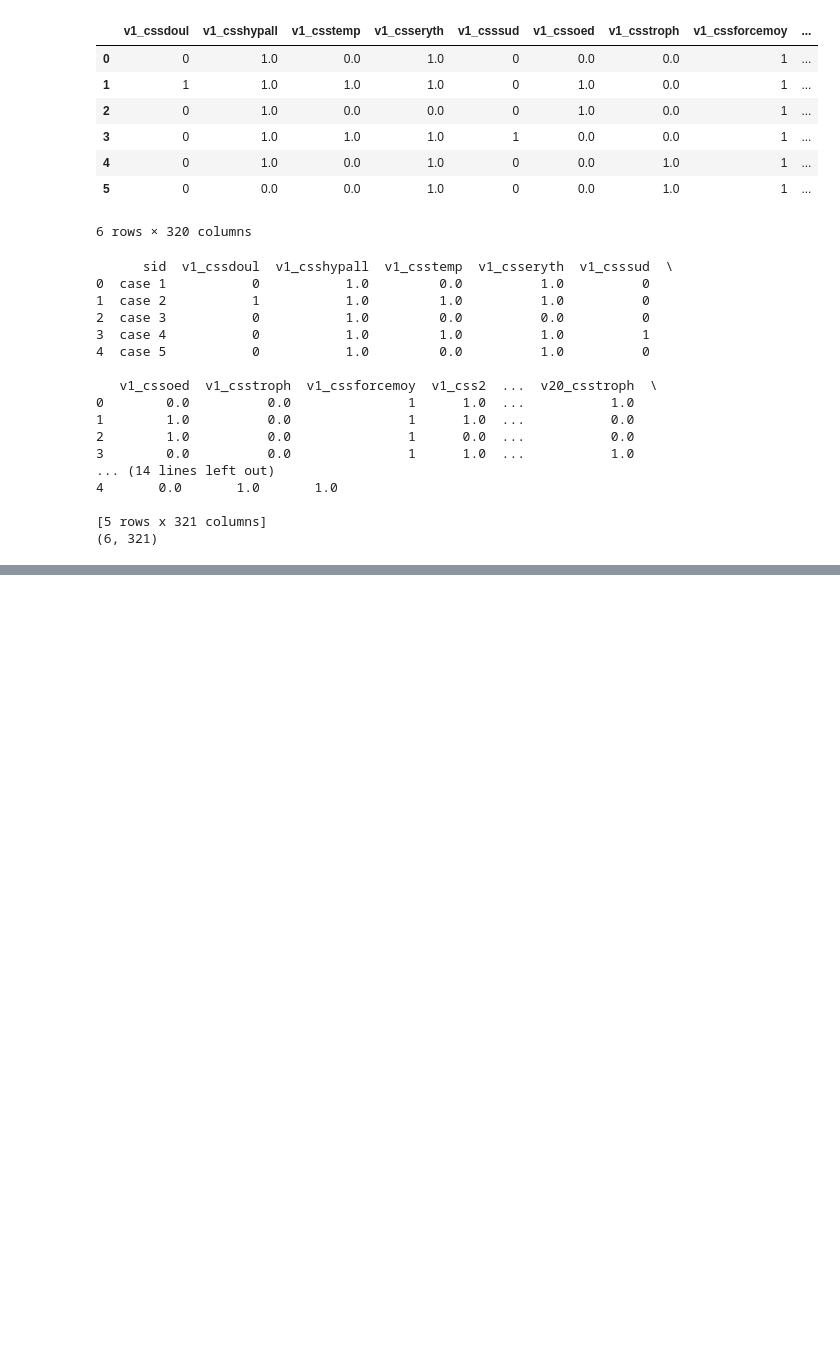
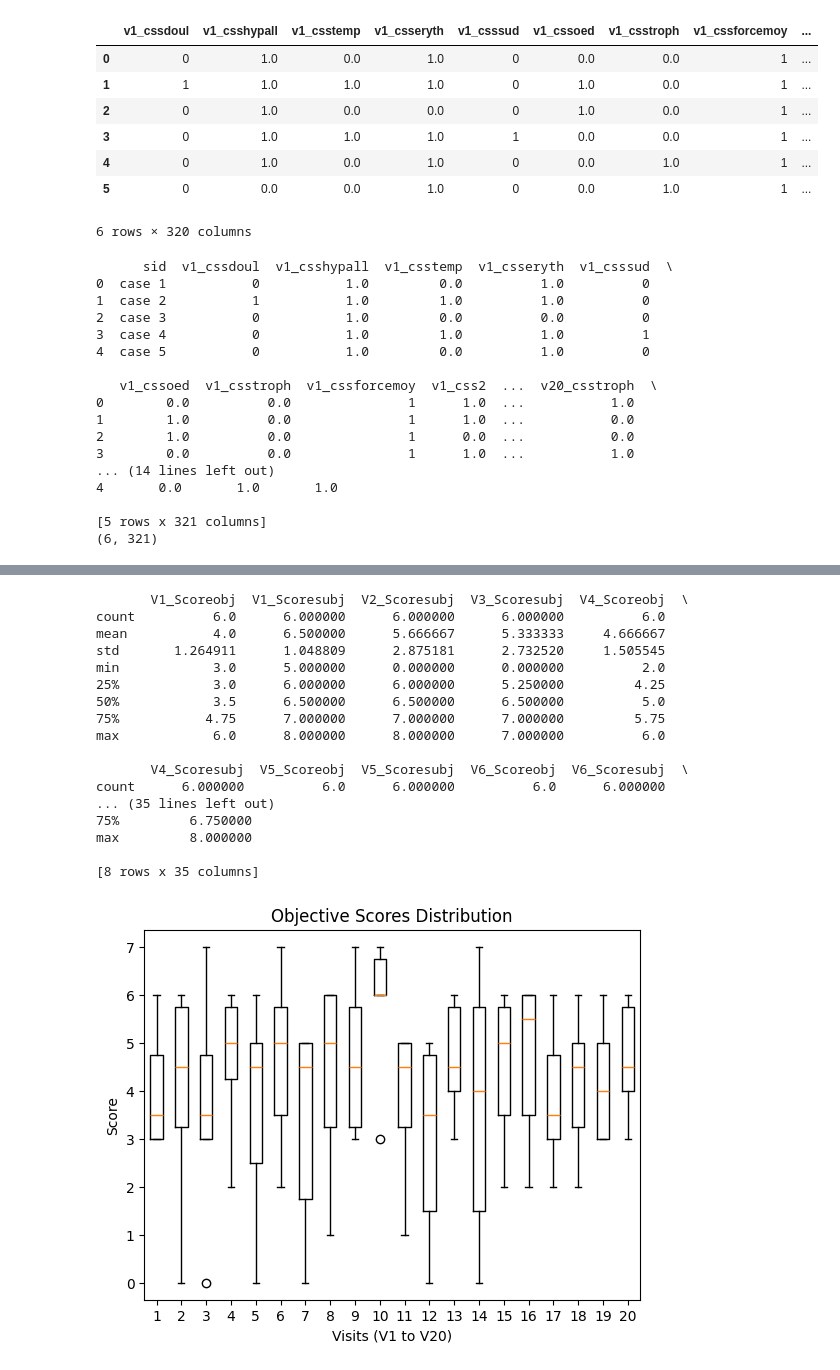
Before and after one commit to Manamalo/Soutenance_Python, a Jupyter notebook: SDRC-data.ipynb, the cells around one changed output, grey strips where cells are left out. Drawn from its saved outputs; the diff is of its cells as text; code cells hidden in the pictures; blank space fills up the shorter version.

Commit message:
descriptive statistics

```diff
--- a/SDRC-data.ipynb
+++ b/SDRC-data.ipynb
@@ -118,17 +112,18 @@ df_css_clean
 | 5 | 7.0 | 0.0 | 0.0 | 1.0 | 35.2 | 0.0 | 1.0 | 8.3 | ... |
 6 rows × 323 columns
 # %%
-# New DataFrame for binarisation
-binarisation = df_css_clean.copy()
+# New DataFrame for binarization
+binarization = df_css_clean.copy()
 
 # Select columns with "cssdoul"
-colonnes_cssdoul = binarisation.filter(regex='cssdoul', axis=1).columns
+cols_cssdoul = binarization.filter(regex='cssdoul', axis=1).columns
 
-# Apply binairy transformation : >=8 -> 1, <8 -> 0
-binarisation[colonnes_cssdoul] = binarisation[colonnes_cssdoul].applymap(
+# Apply binary transformation: >=8 -> 1, <8 -> 0
+binarization[cols_cssdoul] = binarization[cols_cssdoul].applymap(
     lambda x: 1 if x >= 8 else (0 if pd.notna(x) else pd.NA)
 )
+
 # Preview
-print("Colonnes transformées en binaire :", list(colonnes_cssdoul))
-print(binarisation[colonnes_cssdoul].head())
+print("Columns transformed to binary:", list(cols_cssdoul))
+print(binarization[cols_cssdoul].head())
 # %% [output]
@@ -423,2 +426,48 @@ case 5           6.0            7.0
 
 [5 rows x 40 columns]
+# %%
+#descriptives statistics
+df_scores.describe()
+
+print(df_scores.describe())
+
+import matplotlib.pyplot as plt
+
+# Colonnes objectives et subjectives
+cols_obj = [col for col in df_scores.columns if "Scoreobj" in col]
+cols_subj = [col for col in df_scores.columns if "Scoresubj" in col]
+
+# Boxplot objectifs
+plt.figure()
+plt.boxplot(df_scores[cols_obj].values)
+plt.title("Objective Scores Distribution")
+plt.xlabel("Visits (V1 to V20)")
+plt.ylabel("Score")
+plt.show()
+
+# Boxplot subjectifs
+plt.figure()
+plt.boxplot(df_scores[cols_subj].values)
+plt.title("Subjective Scores Distribution")
+plt.xlabel("Visits (V1 to V20)")
+plt.ylabel("Score")
+plt.show()
+# %% [output]
+       V1_Scoreobj  V1_Scoresubj  V2_Scoresubj  V3_Scoresubj  V4_Scoreobj  \
+count          6.0      6.000000      6.000000      6.000000          6.0
+mean           4.0      6.500000      5.666667      5.333333     4.666667
+std       1.264911      1.048809      2.875181      2.732520     1.505545
+min            3.0      5.000000      0.000000      0.000000          2.0
+25%            3.0      6.000000      6.000000      5.250000         4.25
+50%            3.5      6.500000      6.500000      6.500000          5.0
+75%           4.75      7.000000      7.000000      7.000000         5.75
+max            6.0      8.000000      8.000000      7.000000          6.0
+
+       V4_Scoresubj  V5_Scoreobj  V5_Scoresubj  V6_Scoreobj  V6_Scoresubj  \
+count      6.000000          6.0      6.000000          6.0      6.000000
+... (35 lines left out)
+75%         6.750000
+max         8.000000
+
+[8 rows x 35 columns]
+[figure, added]
```
Also changed, not shown: parts of 13 cells of this notebook, 3 other files.
